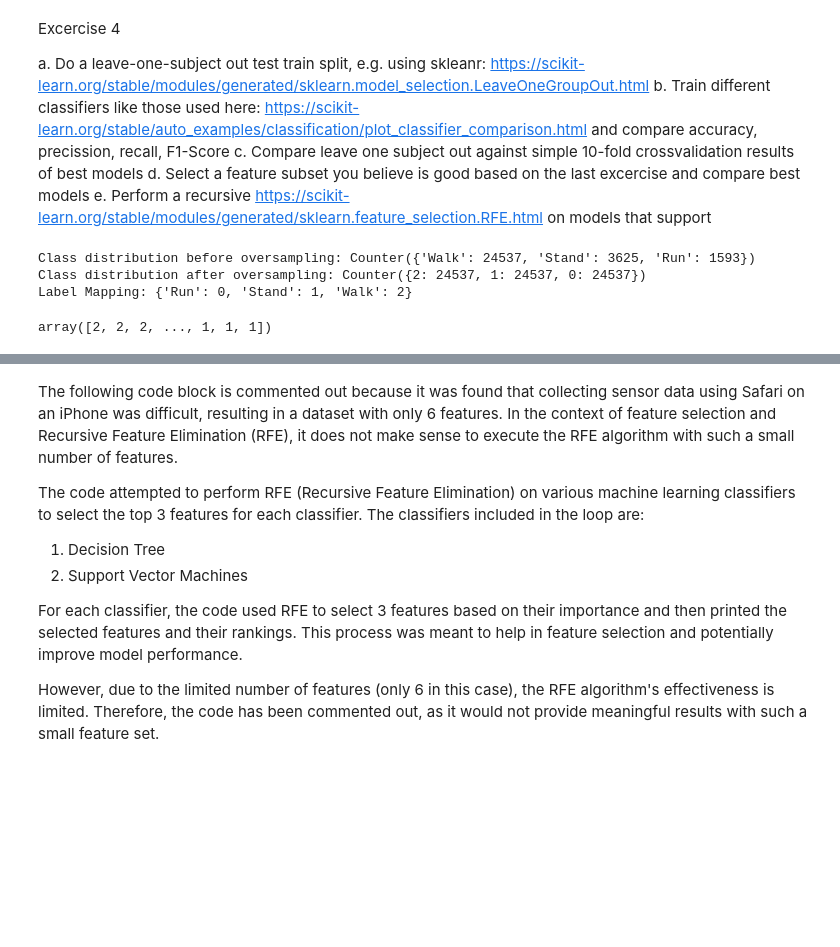
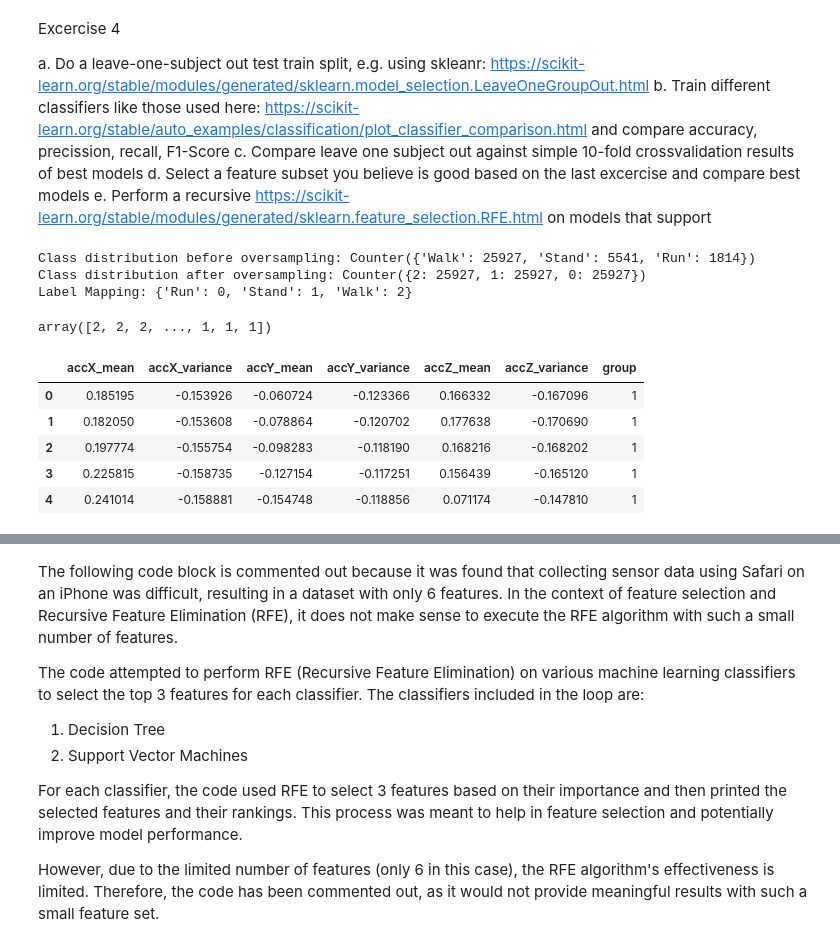
Before and after one commit to roman-weis/context-sensitive-systems, a Jupyter notebook: Features.ipynb, the cells around one changed output, grey strips where cells are left out. Saved outputs shown, nothing was run; the diff lists cells and outputs as text; code cells hidden in the pictures; blank space fills up the shorter version.

```diff
--- a/Features.ipynb
+++ b/Features.ipynb
@@ -261,7 +275,7 @@ y = label_encoder.fit_transform(window_df['target'])
 print("Class distribution before oversampling:", Counter(window_df['target']))
 
 # Initialize SMOTE
-smote = SMOTE(sampling_strategy='auto', random_state=42)
+#smote = SMOTE(sampling_strategy='auto', random_state=42)
 
 # Apply SMOTE to oversample the minority classes
 X_resampled, y_resampled = smote.fit_resample(X, y)
@@ -273,10 +287,19 @@ label_mapping = dict(zip(label_encoder.classes_, label_encoder.transform(label_e
 print("Label Mapping:", label_mapping)
 y_resampled
 # %% [output]
-Class distribution before oversampling: Counter({'Walk': 24537, 'Stand': 3625, 'Run': 1593})
-Class distribution after oversampling: Counter({2: 24537, 1: 24537, 0: 24537})
+Class distribution before oversampling: Counter({'Walk': 25927, 'Stand': 5541, 'Run': 1814})
+Class distribution after oversampling: Counter({2: 25927, 1: 25927, 0: 25927})
 Label Mapping: {'Run': 0, 'Stand': 1, 'Walk': 2}
 array([2, 2, 2, ..., 1, 1, 1])
+# %%
+X_resampled.head()
+# %% [output]
+|  | accX_mean | accX_variance | accY_mean | accY_variance | accZ_mean | accZ_variance | group |
+| 0 | 0.185195 | -0.153926 | -0.060724 | -0.123366 | 0.166332 | -0.167096 | 1 |
+| 1 | 0.182050 | -0.153608 | -0.078864 | -0.120702 | 0.177638 | -0.170690 | 1 |
+| 2 | 0.197774 | -0.155754 | -0.098283 | -0.118190 | 0.168216 | -0.168202 | 1 |
+| 3 | 0.225815 | -0.158735 | -0.127154 | -0.117251 | 0.156439 | -0.165120 | 1 |
+| 4 | 0.241014 | -0.158881 | -0.154748 | -0.118856 | 0.071174 | -0.147810 | 1 |
 # %%
 from sklearn.model_selection import LeaveOneGroupOut
 from sklearn.metrics import accuracy_score, precision_score, recall_score, f1_score
```
Also changed, not shown: parts of 17 cells of this notebook, 4 other files.
